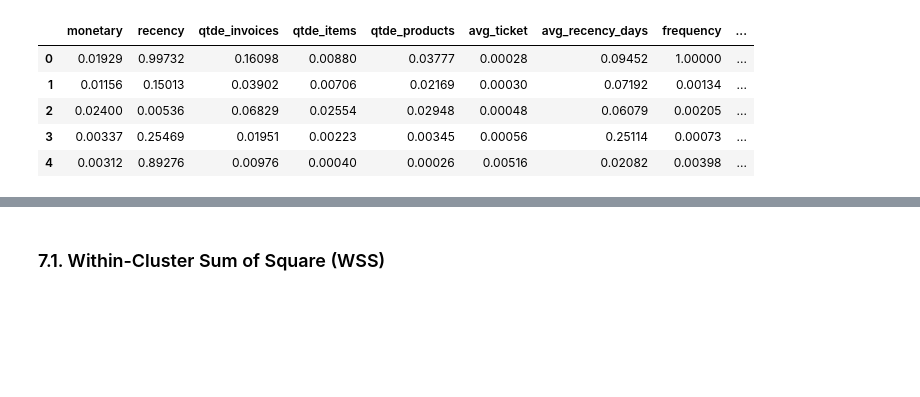
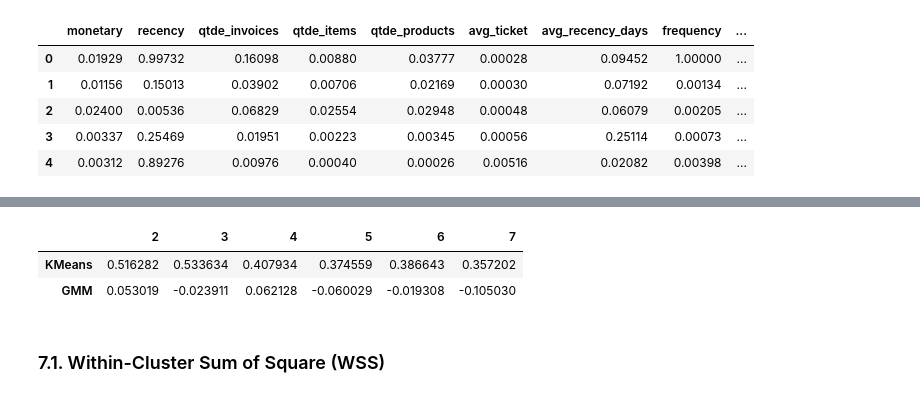
Before and after one commit to leassis91/allmart, a Jupyter notebook: notebooks/c08_modeling_clusters.ipynb, the cells around one changed output, grey strips where cells are left out. Cells and saved outputs as stored; diff of their text form; code cells hidden in the pictures; blank space fills up the shorter version.

```diff
--- a/notebooks/c08_modeling_clusters.ipynb
+++ b/notebooks/c08_modeling_clusters.ipynb
@@ -1169,3 +1206,17 @@ clusters = [2, 3, 4, 5, 6, 7]
+# %%
+results = pd.DataFrame(
+                    {
+                    'KMeans': kmeans_list,
+                    'GMM':gmm_list
+                    }
+                    ).T
+results.columns = clusters
+# %%
+results.style.highlight_max(color='salmon', axis=1)
+# %% [output]
+|  | 2 | 3 | 4 | 5 | 6 | 7 |
+| KMeans | 0.516282 | 0.533634 | 0.407934 | 0.374559 | 0.386643 | 0.357202 |
+| GMM | 0.053019 | -0.023911 | 0.062128 | -0.060029 | -0.019308 | -0.105030 |
 # %% [markdown]
 ### 7.1. Within-Cluster Sum of Square (WSS)
 # %%
```
Also changed, not shown: parts of 27 cells of this notebook, 1 other file.
